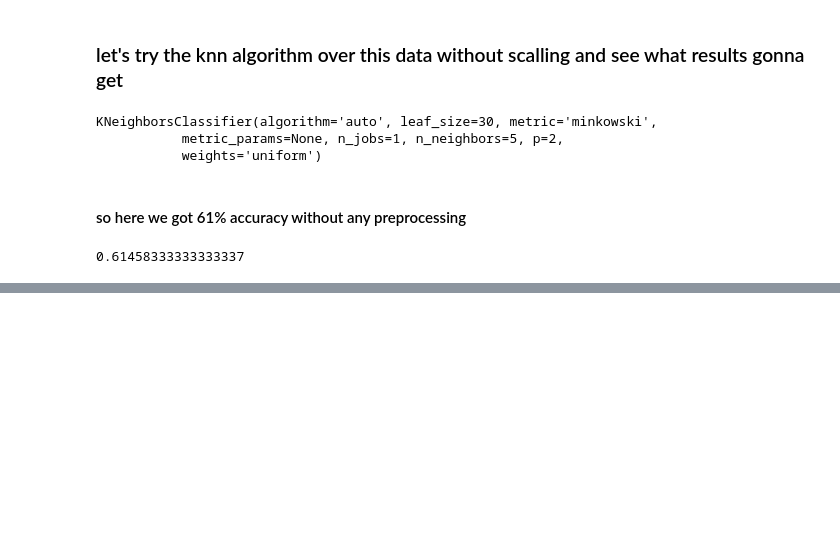
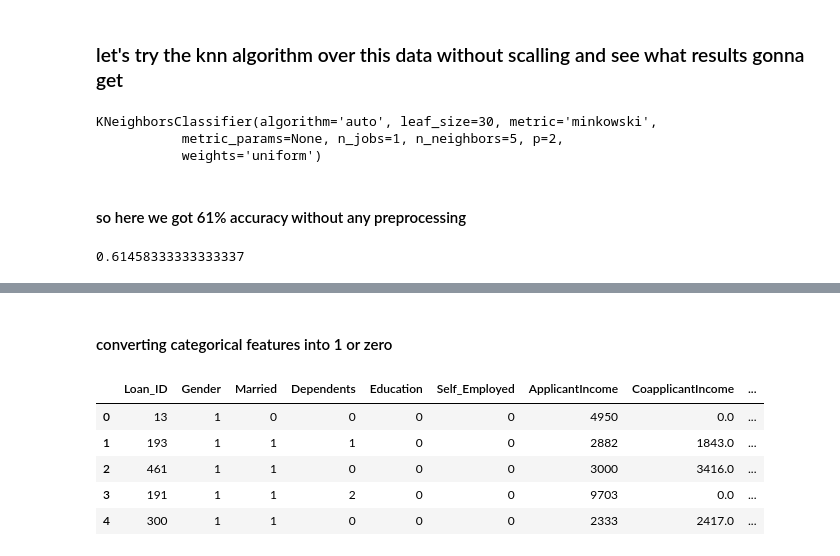
Before and after one commit to anasserhussien/ML, a Jupyter notebook: practical guide data preprocessing .ipynb, the cells around one changed output, grey strips where cells are left out. Cells and saved outputs as stored; diff of their text form; code cells hidden in the pictures; blank space fills up the shorter version.

```diff
--- a/practical guide data preprocessing .ipynb
+++ b/practical guide data preprocessing .ipynb
@@ -58,0 +109,23 @@ accuracy_score(Y_test,knn.predict(X_test[['ApplicantIncome', 'CoapplicantIncome'
+# %% [markdown]
+#### converting categorical features into 1 or  zero
+# %%
+from sklearn.preprocessing import LabelEncoder
+le=LabelEncoder()
+# Iterating over all the common columns in train and test
+for col in X_test.columns.values:
+# Encoding only categorical variables
+    if X_test[col].dtypes=='object':
+        # Using whole data to form an exhaustive list of levels
+        data=X_train[col].append(X_test[col])
+        le.fit(data.values)
+        X_train[col]=le.transform(X_train[col])
+        X_test[col]=le.transform(X_test[col])
+# %%
+X_train.head()
+# %% [output]
+|  | Loan_ID | Gender | Married | Dependents | Education | Self_Employed | ApplicantIncome | CoapplicantIncome | ... |
+| 0 | 13 | 1 | 0 | 0 | 0 | 0 | 4950 | 0.0 | ... |
+| 1 | 193 | 1 | 1 | 1 | 0 | 0 | 2882 | 1843.0 | ... |
+| 2 | 461 | 1 | 1 | 0 | 0 | 0 | 3000 | 3416.0 | ... |
+| 3 | 191 | 1 | 1 | 2 | 0 | 0 | 9703 | 0.0 | ... |
+| 4 | 300 | 1 | 1 | 0 | 0 | 0 | 2333 | 2417.0 | ... |
```
Also changed, not shown: parts of 9 cells of this notebook.
